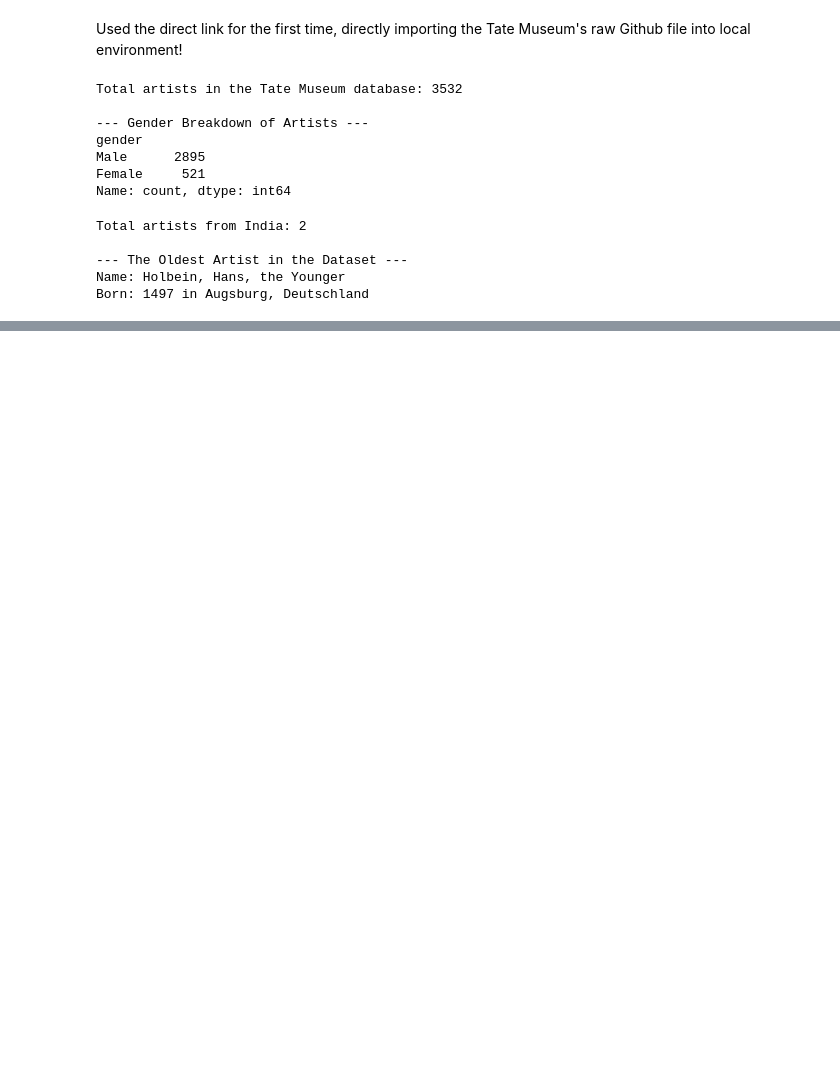
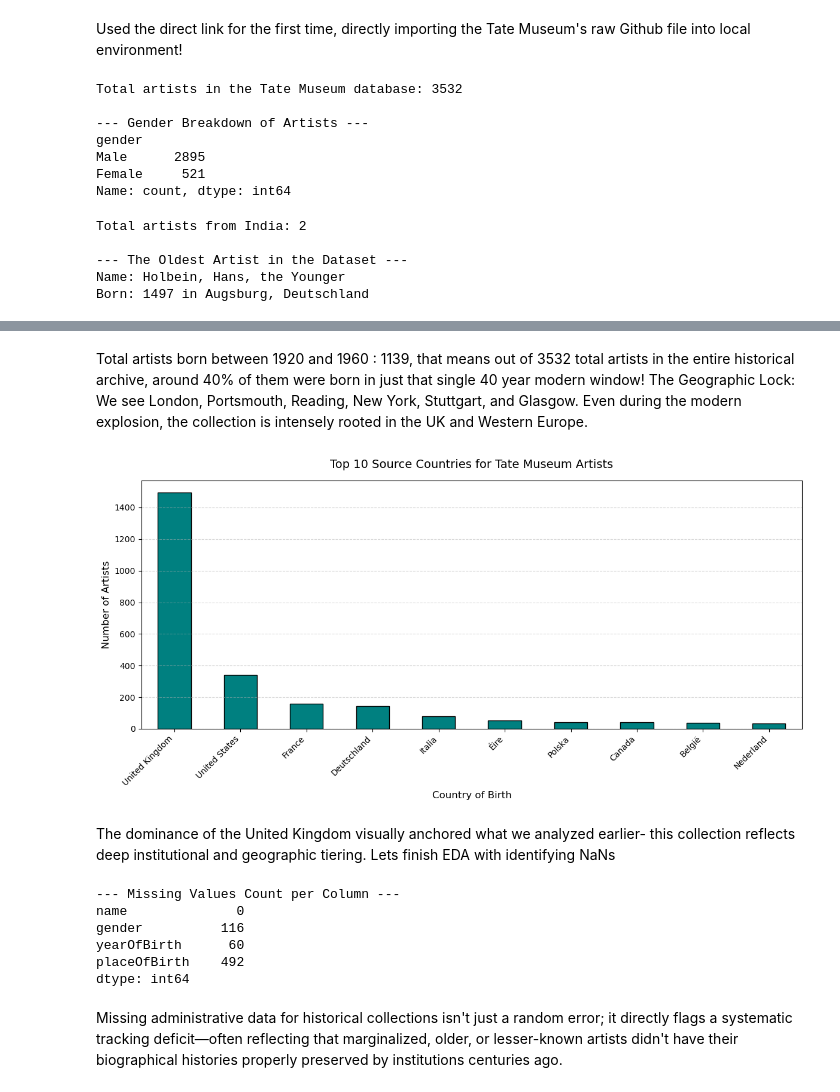
Before and after one commit to Source-Aaryan/Tate-Museum-EDA, a Jupyter notebook: tate_art_analysis.ipynb, the cells around one changed output, grey strips where cells are left out. Cells and saved outputs as stored; diff of their text form; code cells hidden in the pictures; blank space fills up the shorter version.

```diff
--- a/tate_art_analysis.ipynb
+++ b/tate_art_analysis.ipynb
@@ -55,0 +107,45 @@ Born: 1497 in Augsburg, Deutschland
+# %% [markdown]
+Total artists born between 1920 and 1960 : 1139, that means out of 3532 total artists in the entire historical archive, around 40% of them were born in just that single 40 year modern window!
+The Geographic Lock: We see London, Portsmouth, Reading, New York, Stuttgart, and Glasgow. Even during the modern explosion, the collection is intensely rooted in the UK and Western Europe.
+# %%
+# 1. Extract the country name from the end of the 'placeOfBirth' string
+# Most rows are formatted like "City, Country" or just "Country"
+df_artists['countryOfBirth'] = df_artists['placeOfBirth'].str.split(',').str[-1].str.strip()
+
+# 2. Grab the top 10 most frequent countries
+top_countries = df_artists['countryOfBirth'].value_counts().head(10)
+
+# 3. Plot the bar chart
+plt.figure(figsize=(12, 6))
+top_countries.plot(kind='bar', color='teal', edgecolor='black')
+
+# 4. Stylize the visualization
+plt.title('Top 10 Source Countries for Tate Museum Artists', fontsize=14, pad=15)
+plt.xlabel('Country of Birth', fontsize=12)
+plt.ylabel('Number of Artists', fontsize=12)
+plt.xticks(rotation=45, ha='right')
+plt.grid(axis='y', linestyle='--', alpha=0.5)
+
+# 5. Render smoothly
+plt.tight_layout()
+plt.show()
+# %% [output]
+[figure, added]
+# %% [markdown]
+The dominance of the United Kingdom visually anchored what we analyzed earlier- this collection reflects deep institutional and geographic tiering.
+Lets finish EDA with identifying NaNs
+# %%
+# Checking exactly how many entries are blank/missing in our key columns
+missing_data = df_artists[['name', 'gender', 'yearOfBirth', 'placeOfBirth']].isna().sum()
+
+print("--- Missing Values Count per Column ---")
+print(missing_data)
+# %% [output]
+--- Missing Values Count per Column ---
+name              0
+gender          116
+yearOfBirth      60
+placeOfBirth    492
+dtype: int64
+# %% [markdown]
+Missing administrative data for historical collections isn't just a random error; it directly flags a systematic tracking deficit—often reflecting that marginalized, older, or lesser-known artists didn't have their biographical histories properly preserved by institutions centuries ago.
```
Also changed, not shown: parts of 4 cells of this notebook.
